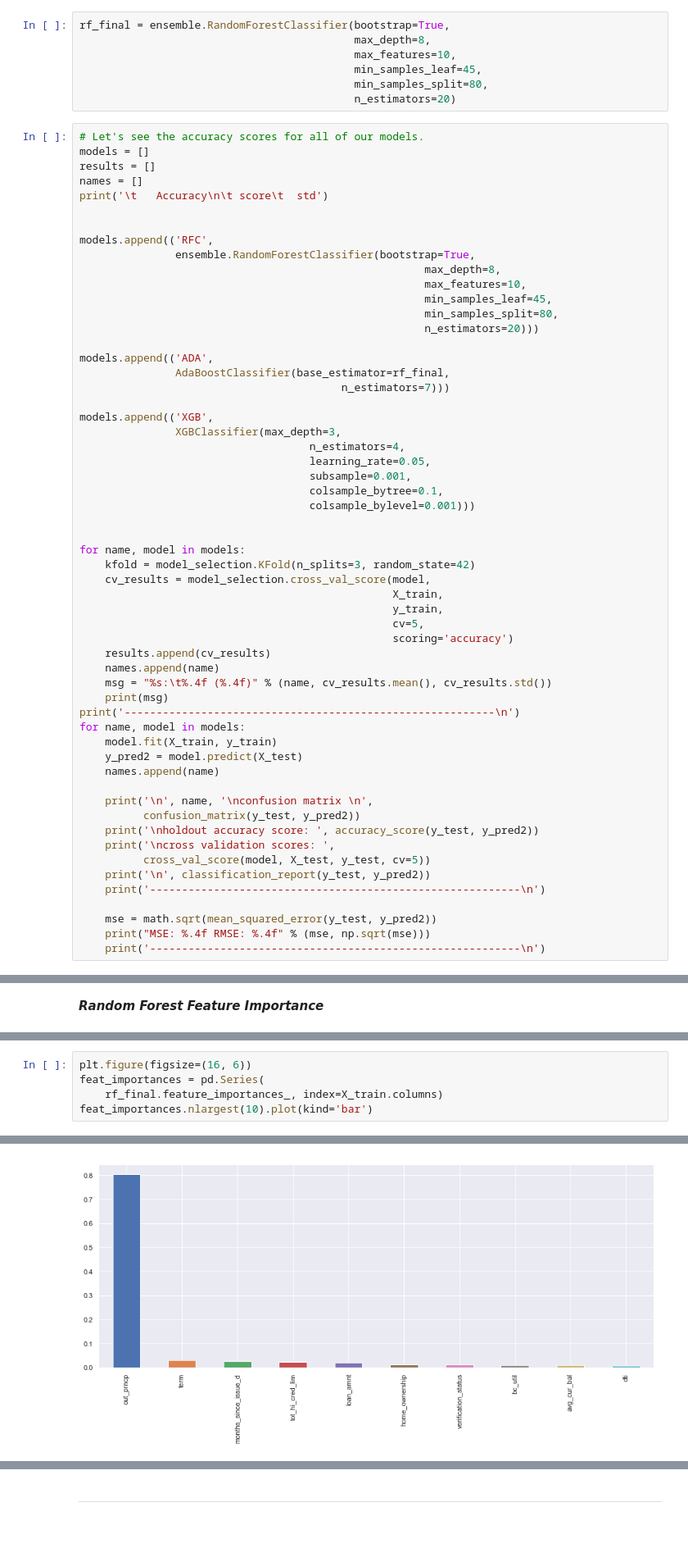
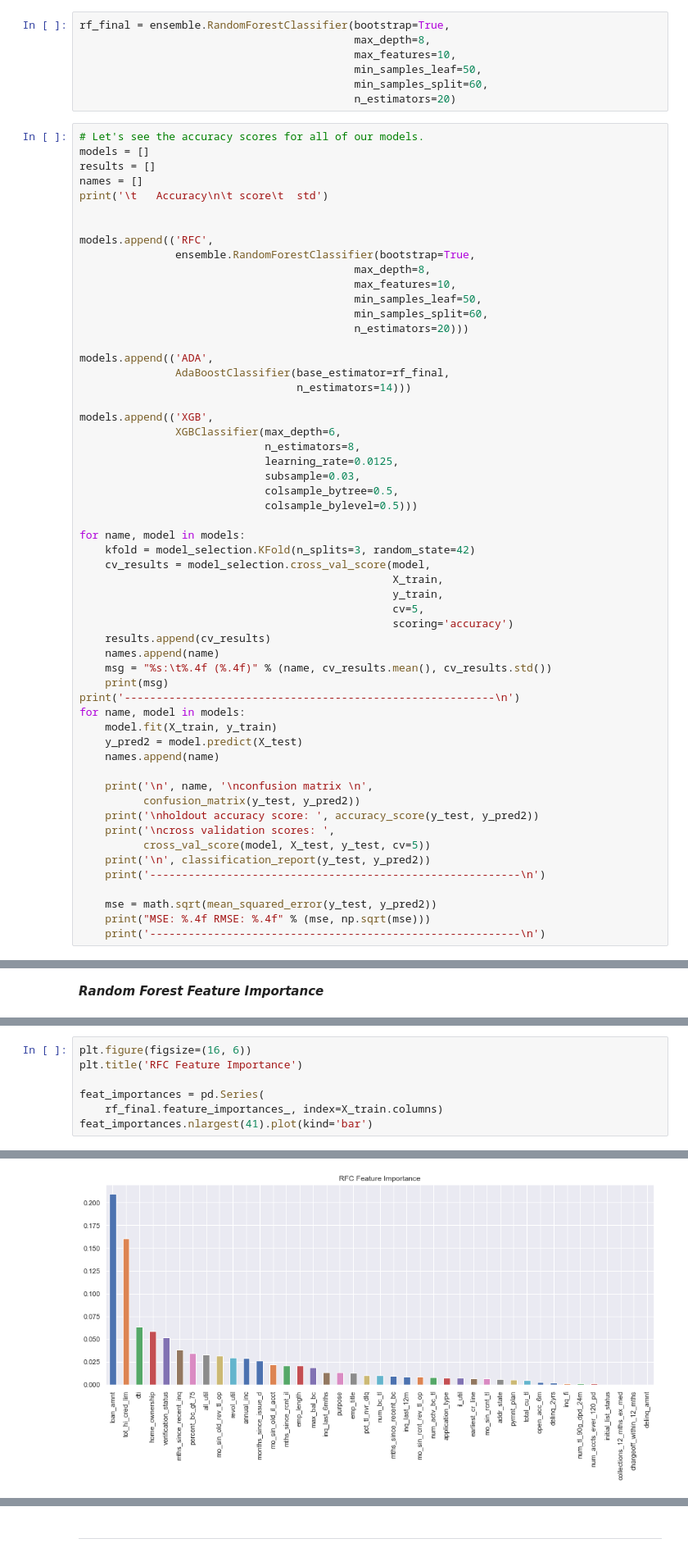
Before and after one commit to gaddyc/Thinkful_Data_Science, a Jupyter notebook: Unit7_FinalCapstone/Unit7.3_ModelCompare_LendingClub.ipynb, the cells around one changed output, grey strips where cells are left out. Shown at 82% size. Cells and saved outputs as stored; diff of their text form; blank space fills up the shorter version.

```diff
--- a/Unit7_FinalCapstone/Unit7.3_ModelCompare_LendingClub.ipynb
+++ b/Unit7_FinalCapstone/Unit7.3_ModelCompare_LendingClub.ipynb
@@ -81,8 +81,8 @@ These are the tuned values from the previous notebook
 rf_final = ensemble.RandomForestClassifier(bootstrap=True,
                                            max_depth=8,
                                            max_features=10,
-                                           min_samples_leaf=45,
-                                           min_samples_split=80,
+                                           min_samples_leaf=50,
+                                           min_samples_split=60,
                                            n_estimators=20)
 # %%
 # Let's see the accuracy scores for all of our models.
@@ -94,24 +94,23 @@ print('\t   Accuracy\n\t score\t  std')
 
 models.append(('RFC',
                ensemble.RandomForestClassifier(bootstrap=True,
-                                                      max_depth=8,
-                                                      max_features=10,
-                                                      min_samples_leaf=45,
-                                                      min_samples_split=80,
-                                                      n_estimators=20)))
+                                           max_depth=8,
+                                           max_features=10,
+                                           min_samples_leaf=50,
+                                           min_samples_split=60,
+                                           n_estimators=20)))
 
 models.append(('ADA',
                AdaBoostClassifier(base_estimator=rf_final,
-                                         n_estimators=7)))
+                                  n_estimators=14)))
 
 models.append(('XGB',
-               XGBClassifier(max_depth=3,
-                                    n_estimators=4,
-                                    learning_rate=0.05,
-                                    subsample=0.001,
-                                    colsample_bytree=0.1,
-                                    colsample_bylevel=0.001)))
-
+               XGBClassifier(max_depth=6,
+                             n_estimators=8,
+                             learning_rate=0.0125,
+                             subsample=0.03,
+                             colsample_bytree=0.5,
+                             colsample_bylevel=0.5)))
 
 for name, model in models:
     kfold = model_selection.KFold(n_splits=3, random_state=42)
@@ -370,11 +366,13 @@ dfFeat.head(10)
 # %%
 plt.figure(figsize=(16, 6))
+plt.title('RFC Feature Importance')
+
 feat_importances = pd.Series(
     rf_final.feature_importances_, index=X_train.columns)
-feat_importances.nlargest(10).plot(kind='bar')
+feat_importances.nlargest(41).plot(kind='bar')
 # %% [output]
 <matplotlib.axes._subplots.AxesSubplot at 0x...>
-[figure, old version]
+[figure, new version]
 # %%
 feat_importances.nlargest(10)
 # %% [output]
```
Also changed, not shown: parts of 33 cells of this notebook, 4 other files.
